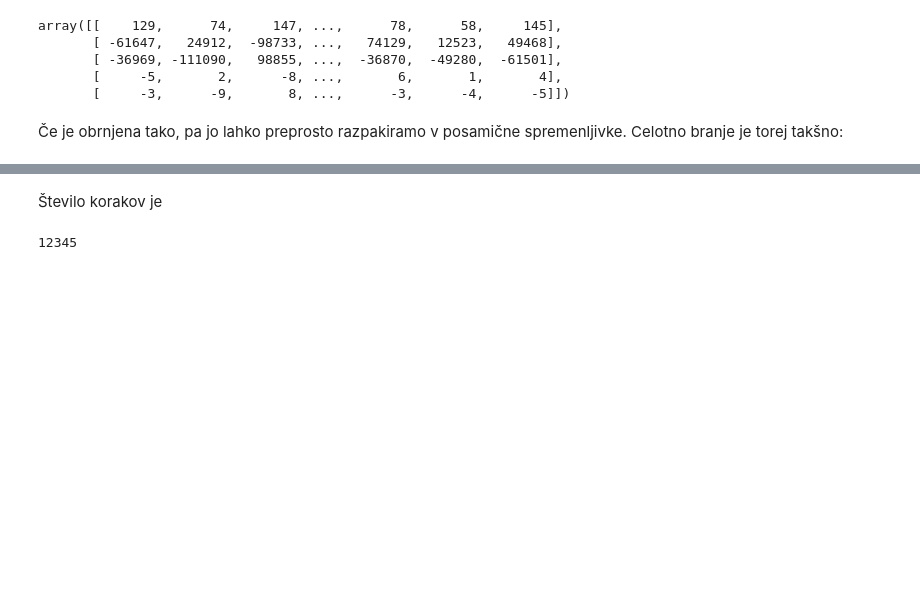
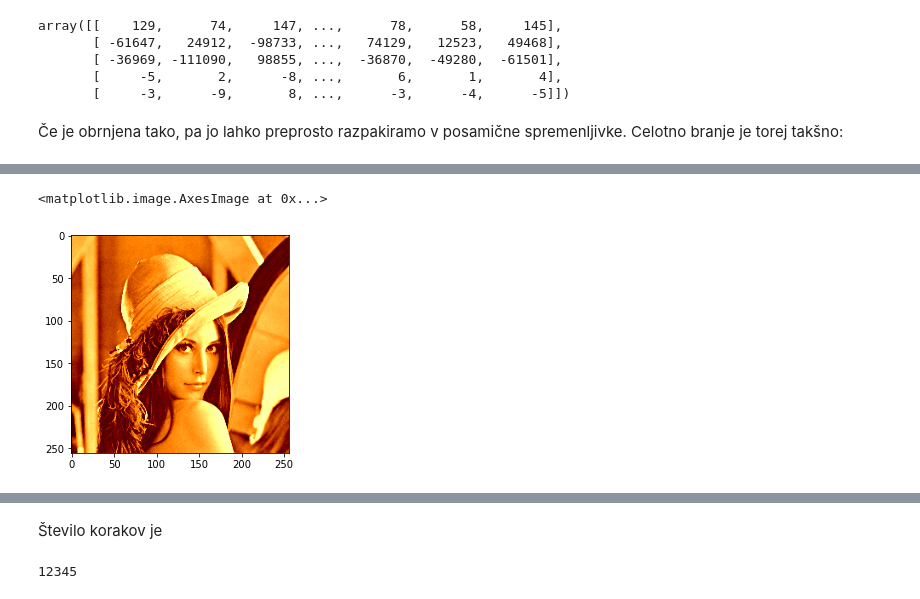
Before and after one commit to janezd/predavanja, a Jupyter notebook: p1/izzivi/04 veliki kih/resitev in sestavljanje.ipynb, the cells around one changed output, grey strips where cells are left out. Drawn from its saved outputs; the diff is of its cells as text; code cells hidden in the pictures; blank space fills up the shorter version.

```diff
--- a/p1/izzivi/04 veliki kih/resitev in sestavljanje.ipynb
+++ b/p1/izzivi/04 veliki kih/resitev in sestavljanje.ipynb
@@ -43,0 +59,16 @@ rdata, rx, ry, rvx, rvy = np.loadtxt("meritve.txt", dtype=np.int64).T
+# %%
+rdata, rx, ry, rvx, rvy = np.loadtxt("meritve.txt", dtype=np.int64).T
+
+while np.max(rx) - np.min(rx) > 255 or np.max(ry) - np.min(ry) > 255:
+    rx -= rvx
+    ry -= rvy
+
+rx -= np.min(rx)
+ry -= np.min(ry)
+
+img2 = np.zeros((256, 256))
+img2[rx, ry] = rdata
+plt.imshow(img2, cmap="afmhot")
+# %% [output]
+<matplotlib.image.AxesImage at 0x...>
+[figure, added]
```
Also changed, not shown: parts of 12 cells of this notebook, 1 other file.
